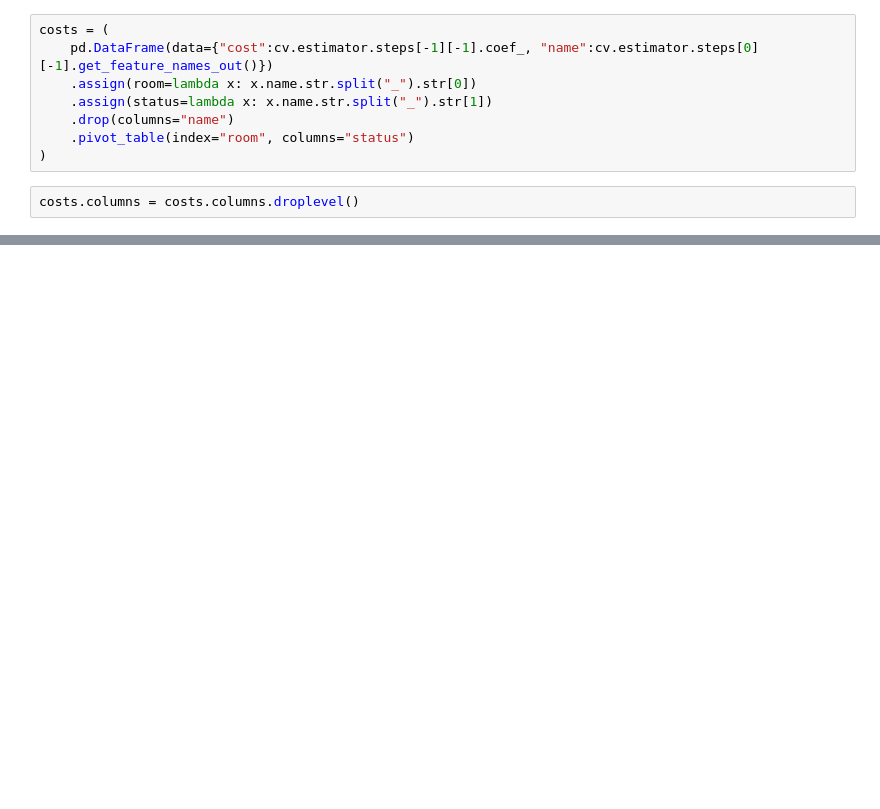
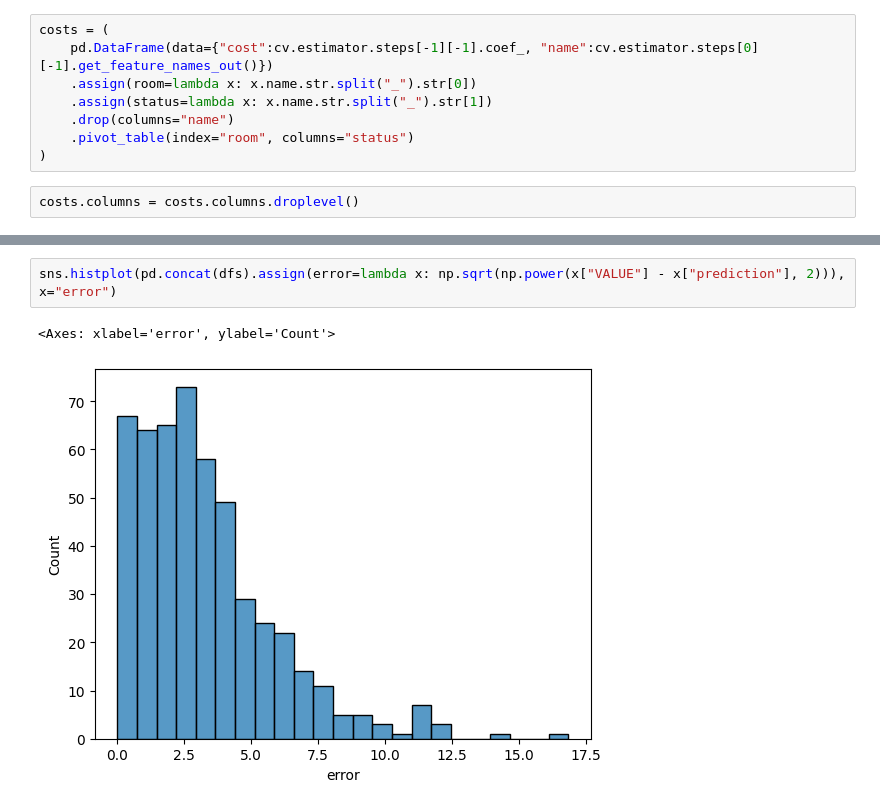
Before and after one commit to Enformanten/ai-booking-system, a Jupyter notebook: notebooks/prototype_electricity_Aarhus.ipynb, the cells around one changed output, grey strips where cells are left out. Saved outputs shown, nothing was run; the diff lists cells and outputs as text; blank space fills up the shorter version.

```diff
--- a/notebooks/prototype_electricity_Aarhus.ipynb
+++ b/notebooks/prototype_electricity_Aarhus.ipynb
@@ -292,0 +321,5 @@ costs
+# %%
+sns.histplot(pd.concat(dfs).assign(error=lambda x: np.sqrt(np.power(x["VALUE"] - x["prediction"], 2))), x="error")
+# %% [output]
+<Axes: xlabel='error', ylabel='Count'>
+[figure, added]
```
Also changed, not shown: parts of 6 cells of this notebook, 1 other file.
